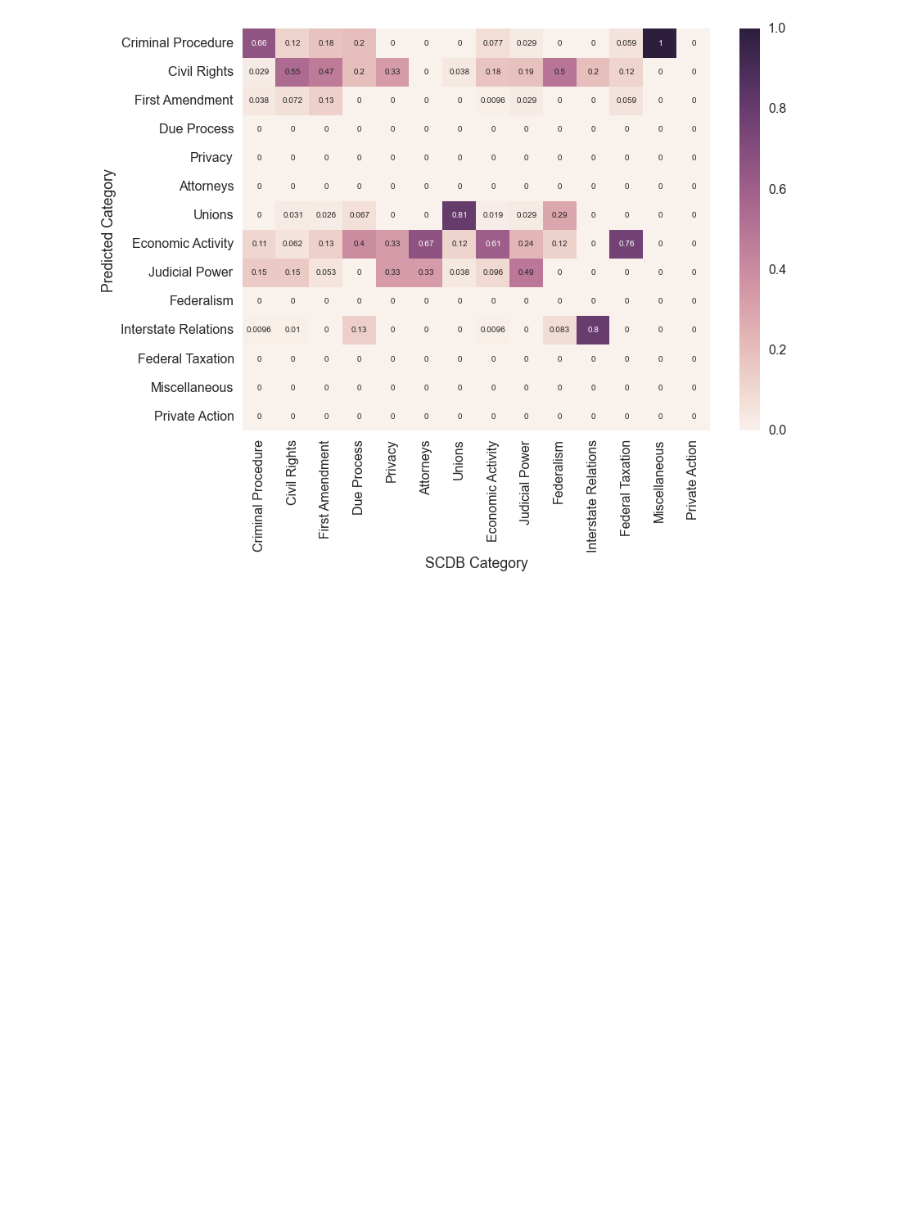
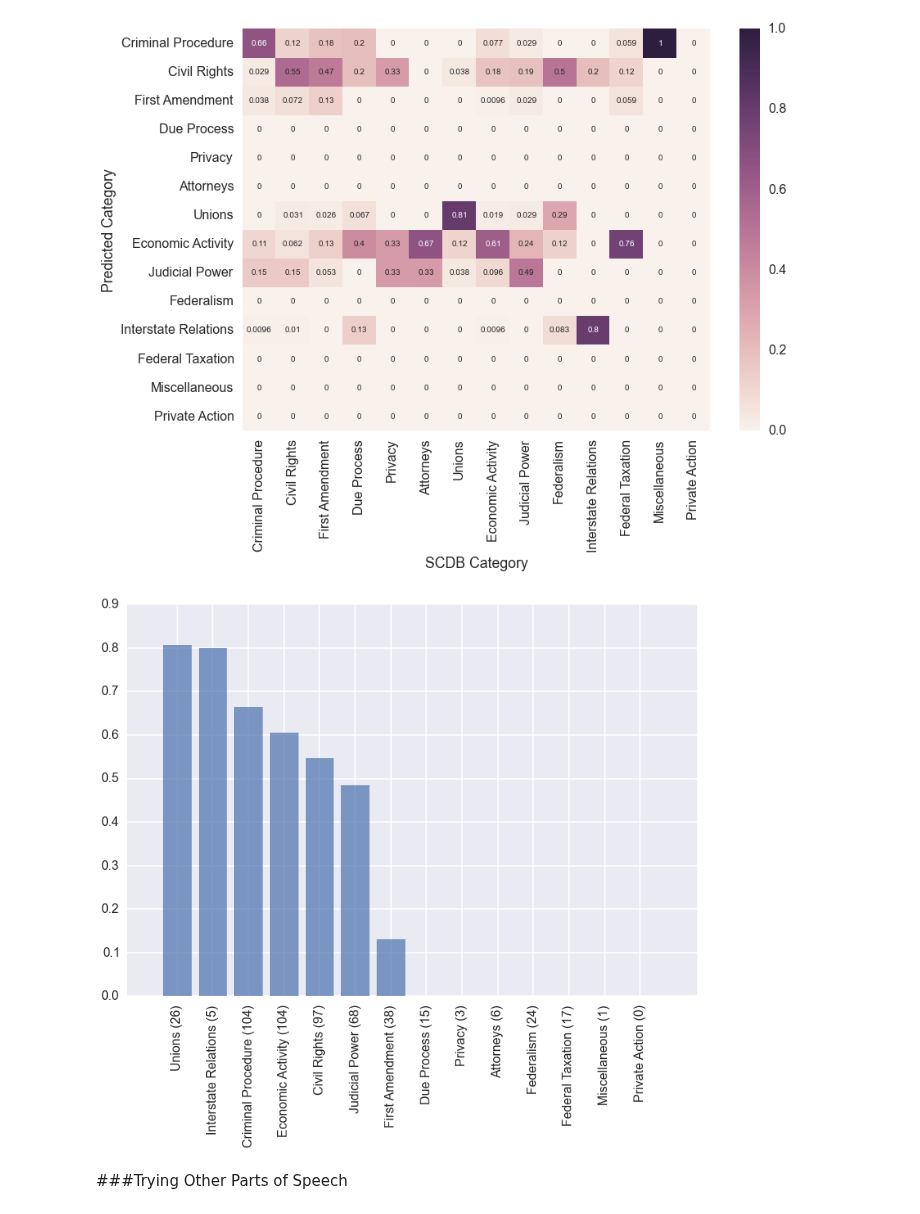
Before and after one commit to yunhanxu/cs109-project, a Jupyter notebook: NMF.ipynb, the cells around one changed output. Drawn from its saved outputs; the diff is of its cells as text; code cells hidden in the pictures; blank space fills up the shorter version.

```diff
--- a/NMF.ipynb
+++ b/NMF.ipynb
@@ -10,5 +10,5 @@ import bottleneck as bn
 import itertools
 from sklearn.cross_validation import KFold
 import seaborn as sns
-sns.set_style("whitegrid")
+sns.set_style("darkgrid")
 sns.set_context("poster")
@@ -310,7 +324,7 @@ def fit_transform(x_train, y_train, x_test, n_components):
     return new_clusters
 # %%
 %%time
-num_clusters_lst = [5, 10, 15, 20, 25, 30]
+num_clusters_lst = [5, 10, 15, 20, 25, 30, 35, 40, 45, 50]
 
 results = dict()
 for k in num_clusters_lst:
@@ -407,4 +423,24 @@ sns.heatmap(compare_mat_test, annot=True, xticklabels=topic_areas, yticklabels=t
 sns.axlabel('SCDB Category', 'Predicted Category')
 # %% [output]
 [figure]
+# %%
+# sort the SCDB topic areas based on accuracy on testing data
+ordered = zip(topic_areas, [sum([x==i for x in test_issue_areas]) for i in range(14)], np.diag(compare_mat_test), range(14))
+ordered.sort(key = lambda (topic,num,acc,ind) : -acc)
+ordered_topics = list(zip(*ordered)[0])
+counts = list(zip(*ordered)[1])
+topic_accuracies = list(zip(*ordered)[2])
+order = list(zip(*ordered)[3])
+
+# plot a bar chart of the accuracy of the clustering algorithm within each topic area
+fig, ax = plt.subplots()
+ax.bar(np.arange(14)+1, topic_accuracies, alpha=0.7, linewidth=0)
+
+ax.set_xticks(np.arange(14)+1.4)
+ax.set_xticklabels(map(lambda (count,topic) : "%s (%s)" % (topic,count), zip(counts,ordered_topics)), rotation='vertical')
+print
+# %% [output]
+[figure, added]
+# %% [markdown]
+###Trying Other Parts of Speech
 # %%
```
Also changed, not shown: parts of 23 cells of this notebook.
